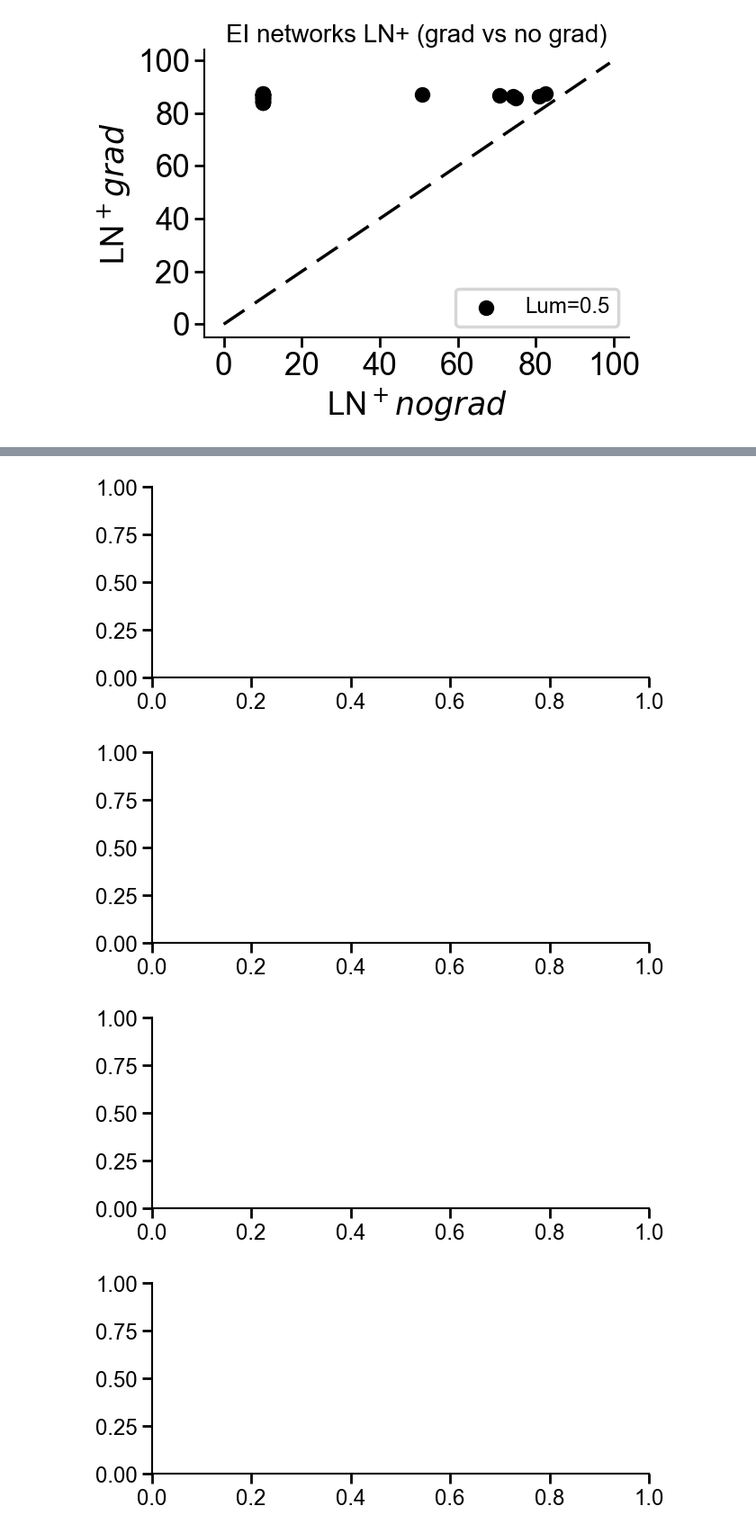
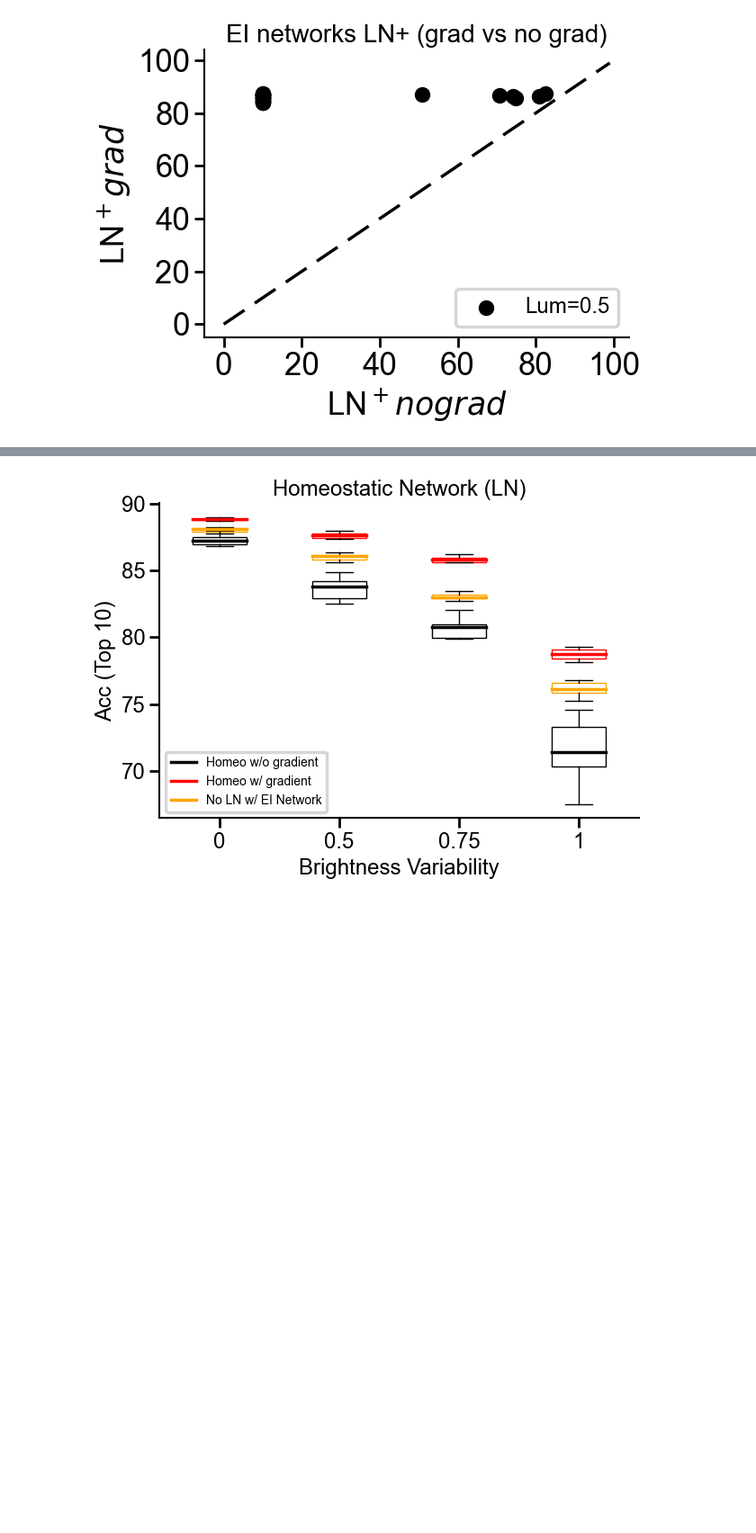
Before and after one commit to RoyHEyono/HomeostaticDANN, a Jupyter notebook: models/dense_mnist_task/notebooks/ln_norm_figures.ipynb, the cells around one changed output, grey strips where cells are left out. Shown at 90% size. Saved outputs shown, nothing was run; the diff lists cells and outputs as text; code cells hidden in the pictures; blank space fills up the shorter version.

Commit message:
Refactoring batch scripts, and creating notebook for figures

```diff
--- a/models/dense_mnist_task/notebooks/ln_norm_figures.ipynb
+++ b/models/dense_mnist_task/notebooks/ln_norm_figures.ipynb
@@ -373,39 +373,43 @@ fig, ax = plt.subplots()
 brightness_factor = [0, 0.5, 0.75, 1]
 best_n_runs = 10
 noln_e_acc = []
+no_ln_acc = []
 ln_e_acc = []
 lmbda=1
 
 for bf in brightness_factor:
 
     layernorm_e_network = fetch_runs(api, entity='project_danns', project_name='Luminosity_LNHomeostasis', filters={"config.dataset": "fashionmnist",
                                                             "config.brightness_factor": bf, "config.normtype": 0, "config.excitation_training": 1, "config.normtype_detach": 0,
-                                                            "config.homeostasis":1, "config.use_testset": True}, order="-summary_metrics.test_acc")[:best_n_runs]
+                                                            "config.homeostasis":1, "config.use_testset": True, "config.feedback_alignment":1}, order="-summary_metrics.test_acc")[:best_n_runs]
     layernorm_e_no_bkwd_network = fetch_runs(api, entity='project_danns', project_name='Luminosity_LNHomeostasis', filters={"config.dataset": "fashionmnist",
                                                             "config.brightness_factor": bf, "config.normtype": 0, "config.excitation_training": 1, "config.normtype_detach": 1,
-                                                            "config.homeostasis":1, "config.use_testset": True}, order="-summary_metrics.test_acc")[:best_n_runs]
+                                                            "config.homeostasis":1, "config.use_testset": True, "config.feedback_alignment":1}, order="-summary_metrics.test_acc")[:best_n_runs]
+    network_no_ln =  fetch_runs(api, entity='project_danns', project_name='Luminosity_LNHomeostasis', filters={"config.dataset": "fashionmnist",
+                                                            "config.brightness_factor": bf, "config.layer_norm": 0, "config.excitation_training": 0, "config.normtype_detach": 0,
+                                                            "config.use_testset": True}, order="-summary_metrics.test_acc")[:best_n_runs]
 
 
     noln_e_acc.append([run_noln.summary['test_acc'] for run_noln in layernorm_e_no_bkwd_network ])
     ln_e_acc.append([run_ln.summary['test_acc'] for run_ln in layernorm_e_network])
+    no_ln_acc.append([run_ln.summary['test_acc'] for run_ln in network_no_ln])
 
 bp1_e = ax.boxplot(np.array(noln_e_acc).T, patch_artist=True, boxprops=dict(color='black', facecolor='none'), medianprops=dict(linestyle='-', linewidth=2.5, color='black'),
                          showbox=True, showfliers=False)
 bp2_e = ax.boxplot(np.array(ln_e_acc).T, patch_artist=True, boxprops=dict(color='red', facecolor='none'), medianprops=dict(linestyle='-', linewidth=2.5, color='red'),
                          showfliers=False)
+bp3_e = ax.boxplot(np.array(no_ln_acc).T, patch_artist=True, boxprops=dict(color='orange', facecolor='none'), medianprops=dict(linestyle='-', linewidth=2.5, color='orange'),
+showfliers=False)
 # Create custom x-axis tick labels
 custom_xticks = ['0', '0.5', '0.75', '1']
 ax.set_xticks(np.arange(1, len(custom_xticks) + 1))
 ax.set_xticklabels(custom_xticks)
 
 ax.set_xlabel('Brightness Variability')
 ax.set_ylabel(f'Acc (Top {best_n_runs})')
-ax.legend([bp1_e["medians"][0], bp2_e["medians"][0]], ['Homeo w/o gradient', 'Homeo w/ gradient'], fontsize="10", loc ="best")
+ax.legend([bp1_e["medians"][0], bp2_e["medians"][0], bp3_e["medians"][0]], ['Homeo w/o gradient', 'Homeo w/ gradient', 'No LN w/ EI Network'], fontsize="10", loc ="best")
 # ax.set_yscale('log')
 ax.set_title('Homeostatic Network (LN)')
 plt.show()
 # %% [output]
-[figure, old version]
+[figure, new version]
-[figure, removed]
-[figure, removed]
-[figure, removed]
```
Also changed, not shown: parts of 5 cells of this notebook, 23 other files.
